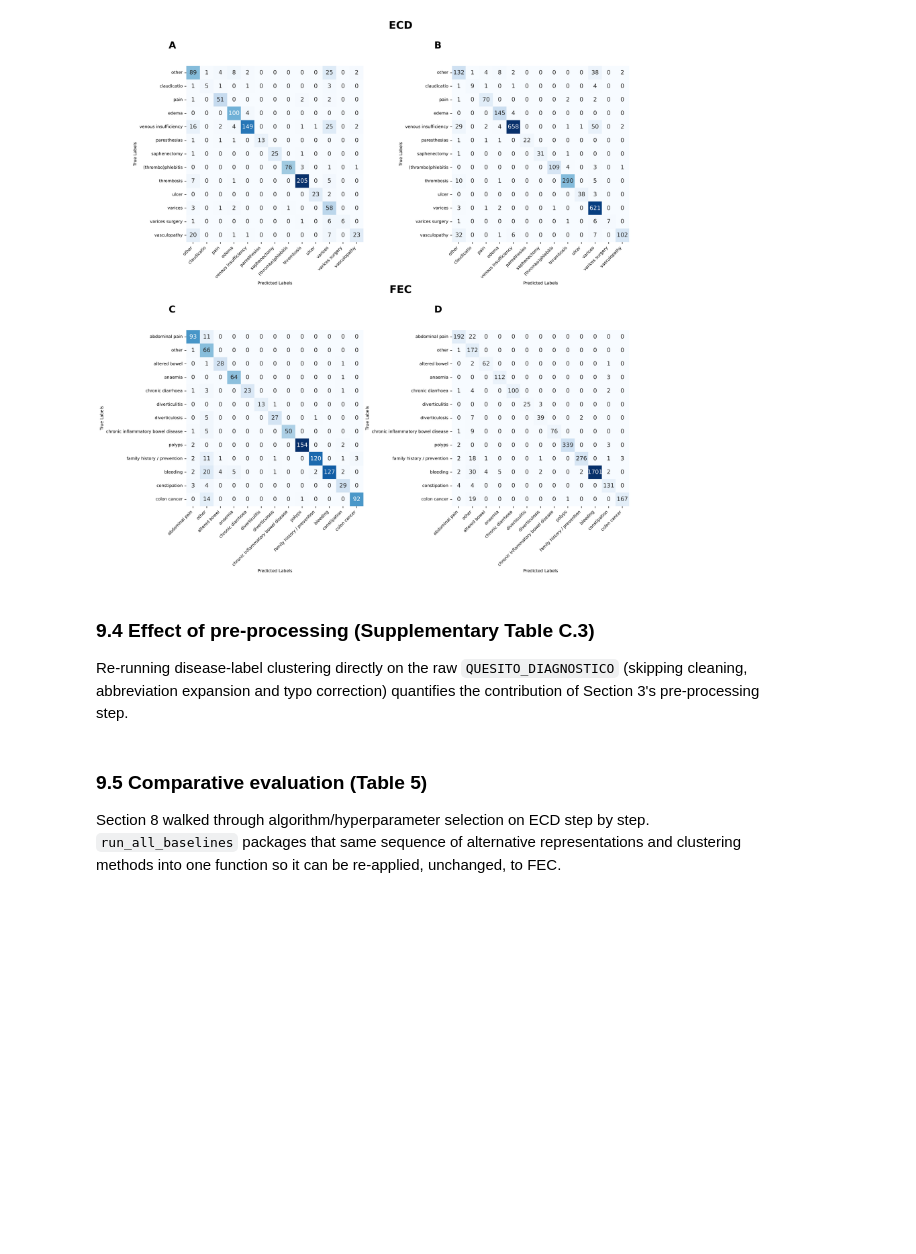
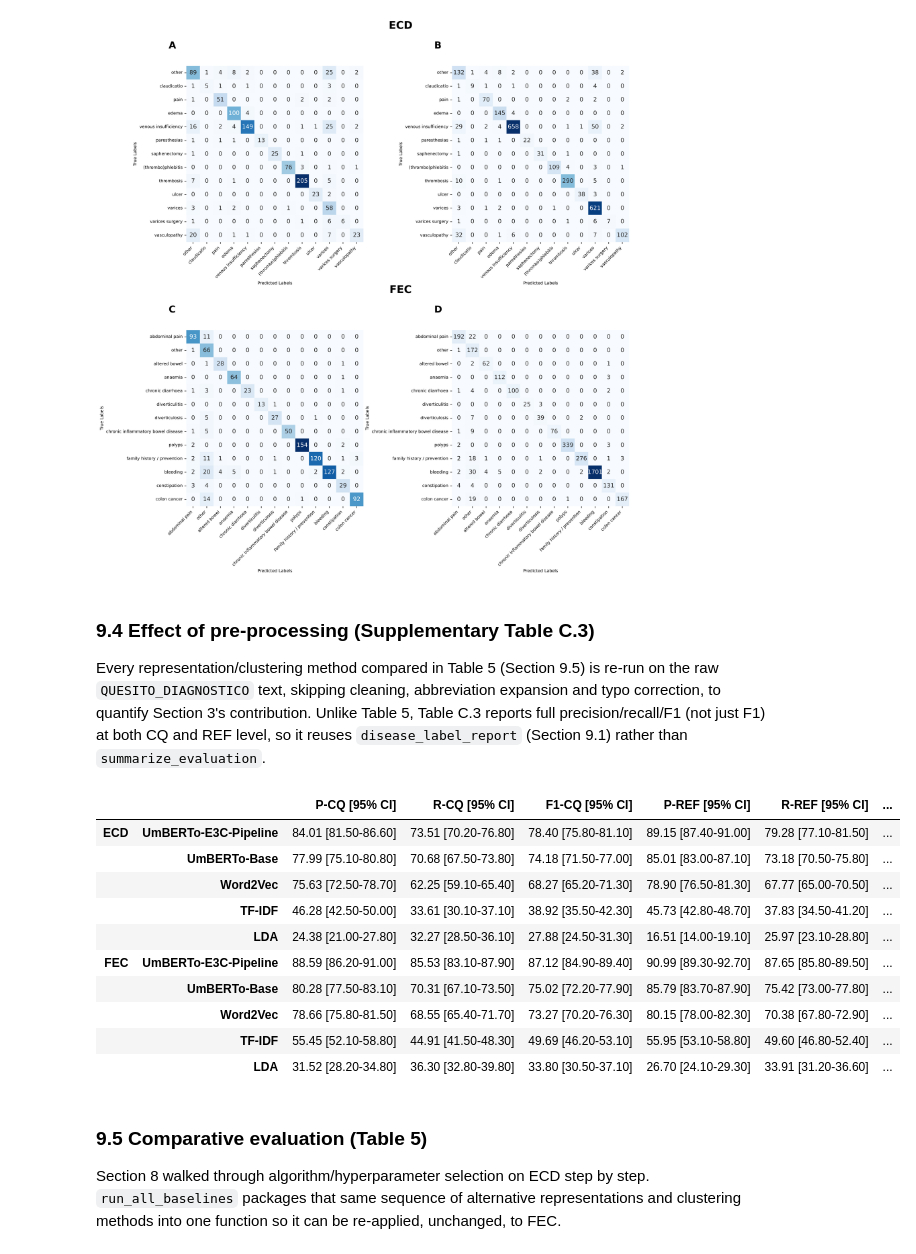
Before and after one commit to vittot/ReferralsAppropriateness, a Jupyter notebook: Referral_Appropriateness_NLP.ipynb, the cells around one changed output. Saved outputs shown, nothing was run; the diff lists cells and outputs as text; code cells hidden in the pictures; blank space fills up the shorter version.

Commit message:
Reproduce the full Supplementary Table C.3 ablation (all 5 methods, ECD + FEC)
Co-Authored-By: Claude Sonnet 5 <noreply@anthropic.com>
Claude-Session: https://claude.ai/code/session_01AeLr7yvPGR4QPAxvJ9Y7xf

```diff
--- a/Referral_Appropriateness_NLP.ipynb
+++ b/Referral_Appropriateness_NLP.ipynb
@@ -1186,13 +1186,71 @@ plot_confusion_matrices([
 # %% [markdown]
 ### 9.4 Effect of pre-processing (Supplementary Table C.3)
 
-Re-running disease-label clustering directly on the raw `QUESITO_DIAGNOSTICO` (skipping
-cleaning, abbreviation expansion and typo correction) quantifies the contribution of
-Section 3's pre-processing step.
+Every representation/clustering method compared in Table 5 (Section 9.5) is re-run on the raw
+`QUESITO_DIAGNOSTICO` text, skipping cleaning, abbreviation expansion and typo correction, to
+quantify Section 3's contribution. Unlike Table 5, Table C.3 reports full precision/recall/F1
+(not just F1) at both CQ and REF level, so it reuses `disease_label_report` (Section 9.1)
+rather than `summarize_evaluation`.
 # %%
-clustered_ecd_raw = run_referral_pipeline(df_ecd, "ECD", umberto_e3c, umberto_e3c_tokenizer, text_col="QUESITO_DIAGNOSTICO")
+clustered_ecd_raw = run_referral_pipeline(df_ecd, "ECD", umberto_e3c, umberto_e3c_tokenizer, text_col="QUESITO_DIAGNOSTICO", guideline_threshold=GUIDELINE_MATCH_THRESHOLD)
 eval_ecd_raw = merge_predictions_with_annotations(df_ecd, clustered_ecd_raw, annotations_ecd, "ECD", key_col="QUESITO_DIAGNOSTICO")
-disease_label_report(eval_ecd_raw)
+
+clustered_fec_raw = run_referral_pipeline(df_fec, "FEC", umberto_e3c, umberto_e3c_tokenizer, text_col="QUESITO_DIAGNOSTICO", guideline_threshold=GUIDELINE_MATCH_THRESHOLD)
+eval_fec_raw = merge_predictions_with_annotations(df_fec, clustered_fec_raw, annotations_fec, "FEC", key_col="QUESITO_DIAGNOSTICO")
+# %%
+def run_raw_text_ablation(unique_cq_raw: pd.DataFrame, exam: str, df_raw: pd.DataFrame, annotations: pd.DataFrame, lda_k: int, main_pipeline_eval_raw: pd.DataFrame) -> pd.DataFrame:
+    """Supplementary Table C.3: the same representations/clustering methods compared in Table 5,
+    re-run on the raw QUESITO_DIAGNOSTICO text instead of QUESITO_CLEAN."""
+    text_col = "QUESITO_DIAGNOSTICO"
+
+    def macro_row(merged: pd.DataFrame) -> pd.Series:
+        return disease_label_report(merged).set_index("class").loc["macro avg"]
+
+    def cluster_and_score(labels: np.ndarray, model, tokenizer) -> pd.Series:
+        predictions = assign_disease_and_appropriateness(unique_cq_raw.assign(cluster_id=labels), "cluster_id", exam, model, tokenizer, text_col=text_col, guideline_threshold=GUIDELINE_MATCH_THRESHOLD)
+        merged = merge_predictions_with_annotations(df_raw, predictions, annotations, exam, key_col=text_col)
+        return macro_row(merged)
+
+    rows = {"UmBERTo-E3C-Pipeline": macro_row(main_pipeline_eval_raw)}
+
+    base_embeddings = embed_texts(unique_cq_raw[text_col].tolist(), umberto_base, umberto_base_tokenizer)
+    base_labels = recursive_hdbscan(reduce_dimensionality(base_embeddings))
+    rows["UmBERTo-Base"] = cluster_and_score(base_labels, umberto_base, umberto_base_tokenizer)
+
+    w2v_embeddings = embed_word2vec(unique_cq_raw[text_col].tolist(), word2vec_model)
+    w2v_labels = KMeans(n_clusters=elbow_k(w2v_embeddings), random_state=RANDOM_STATE).fit_predict(w2v_embeddings)
+    rows["Word2Vec"] = cluster_and_score(w2v_labels, umberto_e3c, umberto_e3c_tokenizer)
+
+    tfidf_matrix = TfidfVectorizer(max_features=1000).fit_transform(unique_cq_raw[text_col])
+    tfidf_reduced = TruncatedSVD(n_components=500, random_state=RANDOM_STATE).fit_transform(tfidf_matrix)
+    tfidf_labels = KMeans(n_clusters=elbow_k(tfidf_reduced), random_state=RANDOM_STATE).fit_predict(tfidf_reduced)
+    rows["TF-IDF"] = cluster_and_score(tfidf_labels, umberto_e3c, umberto_e3c_tokenizer)
+
+    lda_matrix = CountVectorizer().fit_transform(unique_cq_raw[text_col].fillna(""))
+    lda_labels = LatentDirichletAllocation(n_components=lda_k, random_state=RANDOM_STATE).fit_transform(lda_matrix).argmax(axis=1)
+    rows["LDA"] = cluster_and_score(lda_labels, umberto_e3c, umberto_e3c_tokenizer)
+
+    return pd.DataFrame(rows).T
+
+
+dev_cq_raw = df_ecd.drop_duplicates("QUESITO_DIAGNOSTICO")[["QUESITO_DIAGNOSTICO"]].reset_index(drop=True)
+fec_dev_cq_raw = df_fec.drop_duplicates("QUESITO_DIAGNOSTICO")[["QUESITO_DIAGNOSTICO"]].reset_index(drop=True)
+
+table_c3_ecd = run_raw_text_ablation(dev_cq_raw, "ECD", df_ecd, annotations_ecd, lda_k=LDA_K_ECD, main_pipeline_eval_raw=eval_ecd_raw)
+table_c3_fec = run_raw_text_ablation(fec_dev_cq_raw, "FEC", df_fec, annotations_fec, lda_k=LDA_K_FEC, main_pipeline_eval_raw=eval_fec_raw)
+pd.concat({"ECD": table_c3_ecd, "FEC": table_c3_fec})
+# %% [output]
+|  |  | P-CQ [95% CI] | R-CQ [95% CI] | F1-CQ [95% CI] | P-REF [95% CI] | R-REF [95% CI] | ... |
+| ECD | UmBERTo-E3C-Pipeline | 84.01 [81.50-86.60] | 73.51 [70.20-76.80] | 78.40 [75.80-81.10] | 89.15 [87.40-91.00] | 79.28 [77.10-81.50] | ... |
+|  | UmBERTo-Base | 77.99 [75.10-80.80] | 70.68 [67.50-73.80] | 74.18 [71.50-77.00] | 85.01 [83.00-87.10] | 73.18 [70.50-75.80] | ... |
+|  | Word2Vec | 75.63 [72.50-78.70] | 62.25 [59.10-65.40] | 68.27 [65.20-71.30] | 78.90 [76.50-81.30] | 67.77 [65.00-70.50] | ... |
+|  | TF-IDF | 46.28 [42.50-50.00] | 33.61 [30.10-37.10] | 38.92 [35.50-42.30] | 45.73 [42.80-48.70] | 37.83 [34.50-41.20] | ... |
+|  | LDA | 24.38 [21.00-27.80] | 32.27 [28.50-36.10] | 27.88 [24.50-31.30] | 16.51 [14.00-19.10] | 25.97 [23.10-28.80] | ... |
+| FEC | UmBERTo-E3C-Pipeline | 88.59 [86.20-91.00] | 85.53 [83.10-87.90] | 87.12 [84.90-89.40] | 90.99 [89.30-92.70] | 87.65 [85.80-89.50] | ... |
+|  | UmBERTo-Base | 80.28 [77.50-83.10] | 70.31 [67.10-73.50] | 75.02 [72.20-77.90] | 85.79 [83.70-87.90] | 75.42 [73.00-77.80] | ... |
+|  | Word2Vec | 78.66 [75.80-81.50] | 68.55 [65.40-71.70] | 73.27 [70.20-76.30] | 80.15 [78.00-82.30] | 70.38 [67.80-72.90] | ... |
+|  | TF-IDF | 55.45 [52.10-58.80] | 44.91 [41.50-48.30] | 49.69 [46.20-53.10] | 55.95 [53.10-58.80] | 49.60 [46.80-52.40] | ... |
+|  | LDA | 31.52 [28.20-34.80] | 36.30 [32.80-39.80] | 33.80 [30.50-37.10] | 26.70 [24.10-29.30] | 33.91 [31.20-36.60] | ... |
 # %% [markdown]
 ### 9.5 Comparative evaluation (Table 5)
 
```
